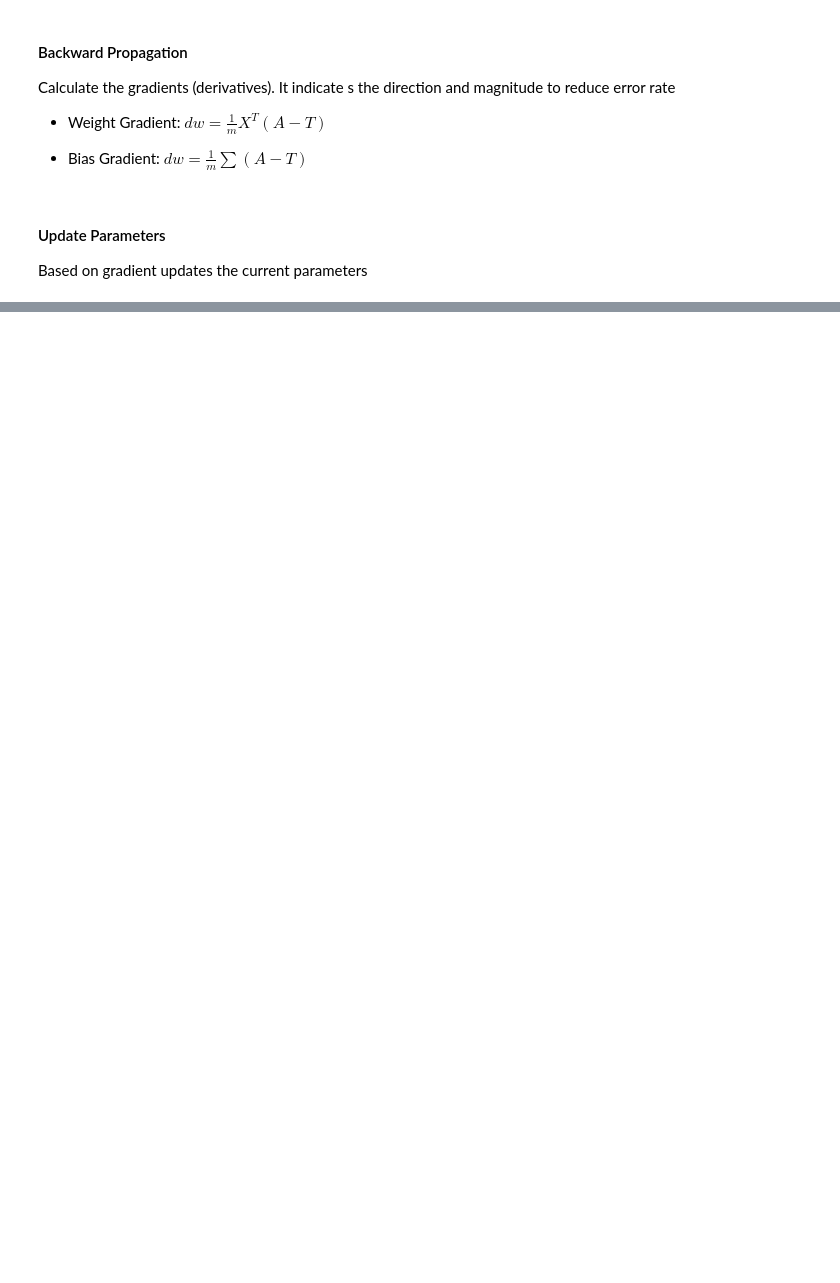
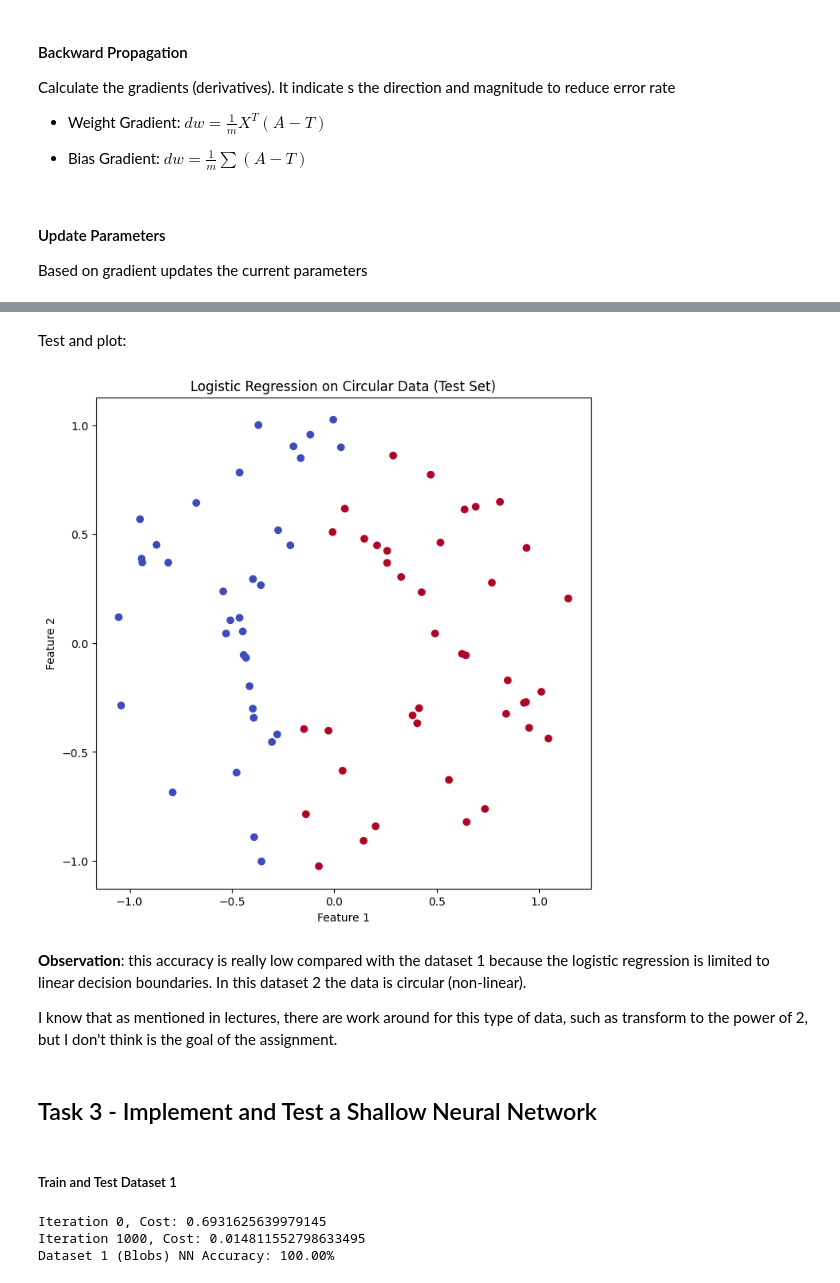
Before and after one commit to tomasndlate/ai-learning, a Jupyter notebook: deep_learning_scratch.ipynb, the cells around one changed output, grey strips where cells are left out. Saved outputs shown, nothing was run; the diff lists cells and outputs as text; code cells hidden in the pictures; blank space fills up the shorter version.

```diff
--- a/deep_learning_scratch.ipynb
+++ b/deep_learning_scratch.ipynb
@@ -164,0 +326,21 @@ def predict_class(X, theta, threshold=0.5):
+# %% [markdown]
+Test and plot:
+# %%
+y2_pred = model2.predict(X2_test)
+
+fig, ax = plt.subplots(figsize=(8, 8))
+
+ax.scatter(X2_test[:,0], X2_test[:,1], c=y2_pred.flatten(), cmap="coolwarm")
+
+ax.set_title("Logistic Regression on Circular Data (Test Set)")
+ax.set_xlabel("Feature 1")
+ax.set_ylabel("Feature 2")
+plt.show()
+# %% [output]
+[figure, added]
+# %% [markdown]
+**Observation**: this accuracy is really low compared with the dataset 1 because the logistic regression is limited to linear decision boundaries. In this dataset 2 the data is circular (non-linear).
+
+I know that as mentioned in lectures, there are work around for this type of data, such as transform to the power of 2, but I don't think is the goal of the assignment.
+# %% [markdown]
+## Task 3 - Implement and Test a Shallow Neural Network
@@ -164,0 +414,16 @@ def predict_class(X, theta, threshold=0.5):
+# %% [markdown]
+##### Train and Test Dataset 1
+# %%
+# Test on Dataset 1 (Blobs)
+# Try a small number of hidden nodes first
+nn_blobs = ShallowNeuralNetwork(num_hidden=4)
+nn_blobs.train(X_train, y_train, num_iterations=2000, learning_rate=0.1)
+
+# Evaluation
+blobs_preds = nn_blobs.predict(X_test)
+blobs_acc = np.mean(blobs_preds.flatten() == y_test.flatten())
+print(f"Dataset 1 (Blobs) NN Accuracy: {blobs_acc * 100:.2f}%")
+# %% [output]
+Iteration 0, Cost: 0.6931625639979145
+Iteration 1000, Cost: 0.014811552798633495
+Dataset 1 (Blobs) NN Accuracy: 100.00%
```
Also changed, not shown: parts of 80 cells of this notebook.
